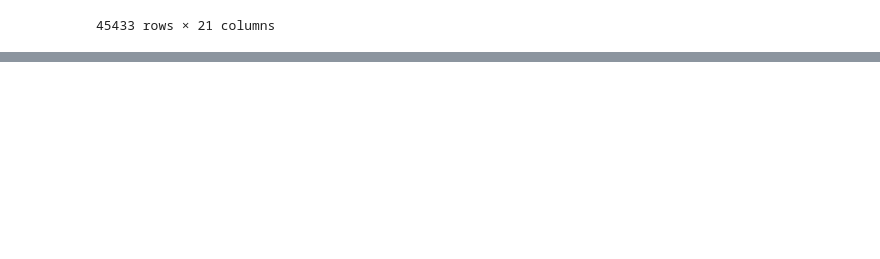
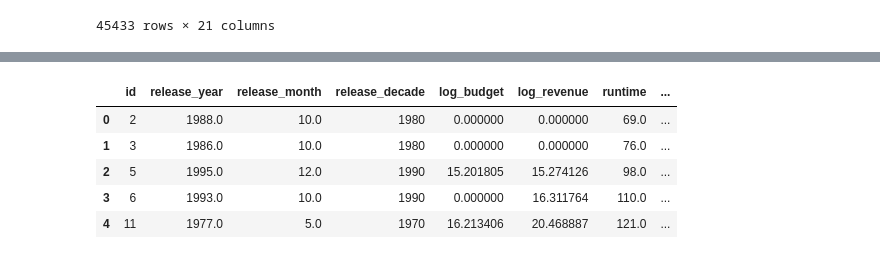
Before and after one commit to XmanJL/css-dsml-fall2027, a Jupyter notebook: notebooks/feature_engineering/10_genre_features.ipynb, the cells around one changed output, grey strips where cells are left out. Saved outputs shown, nothing was run; the diff lists cells and outputs as text; code cells hidden in the pictures; blank space fills up the shorter version.

Commit message:
Date and numerical features + report addition

```diff
--- a/notebooks/feature_engineering/10_genre_features.ipynb
+++ b/notebooks/feature_engineering/10_genre_features.ipynb
@@ -404,3 +404,90 @@ display(final_df[columns_to_print])
 # %%
 final_df.drop(columns=['genres'], inplace=True)
 final_df.rename(columns={'keyword_names_clean': 'keywords', 'top_five_cast': 'top_cast'}, inplace=True)
+# %%
+#G
+
+# Load the metadata again so we preserve rows with missing feature values
+metadata_features_df = pd.read_csv(
+    "../../data/processed/movies_metadata.csv"
+)
+
+# Prepare movie IDs for merging
+metadata_features_df["id"] = pd.to_numeric(
+    metadata_features_df["id"], errors="coerce"
+)
+metadata_features_df = metadata_features_df.dropna(subset=["id"])
+metadata_features_df["id"] = metadata_features_df["id"].astype(int)
+metadata_features_df = metadata_features_df.drop_duplicates(
+    subset=["id"]
+)
+
+# Convert release_date to a date format
+metadata_features_df["release_date"] = pd.to_datetime(
+    metadata_features_df["release_date"], errors="coerce"
+)
+
+# Create the date features
+metadata_features_df["release_year"] = (
+    metadata_features_df["release_date"].dt.year
+)
+metadata_features_df["release_month"] = (
+    metadata_features_df["release_date"].dt.month
+)
+metadata_features_df["release_decade"] = (
+    metadata_features_df["release_year"] // 10 * 10
+).astype("Int64")
+
+# Convert numeric columns to numbers
+for column in ["budget", "revenue", "runtime", "popularity"]:
+    metadata_features_df[column] = pd.to_numeric(
+        metadata_features_df[column], errors="coerce"
+    )
+
+# Create log features; treat negative values as invalid
+metadata_features_df["log_budget"] = np.log1p(
+    metadata_features_df["budget"].where(
+        metadata_features_df["budget"] >= 0
+    )
+)
+metadata_features_df["log_revenue"] = np.log1p(
+    metadata_features_df["revenue"].where(
+        metadata_features_df["revenue"] >= 0
+    )
+)
+metadata_features_df["log_popularity"] = np.log1p(
+    metadata_features_df["popularity"].where(
+        metadata_features_df["popularity"] >= 0
+    )
+)
+
+# Keep only the ID and the six features we need
+feature_columns = [
+    "id",
+    "release_year",
+    "release_month",
+    "release_decade",
+    "log_budget",
+    "log_revenue",
+    "runtime",
+    "log_popularity",
+]
+
+metadata_features_df = metadata_features_df[feature_columns]
+
+# Merge the features into the existing final dataset
+final_df["id"] = pd.to_numeric(final_df["id"], errors="raise").astype(int)
+
+final_df = final_df.merge(
+    metadata_features_df,
+    on="id",
+    how="left",
+    validate="one_to_one"
+)
+
+# Check the new columns and confirm row count
+print("Final dataset shape:", final_df.shape)
+print("Duplicate IDs:", final_df["id"].duplicated().sum())
+
+display(final_df[feature_columns].head())
+# %% [output]
@@ -407,3 +496,9 @@ final_df.rename(columns={'keyword_names_clean': 'keywords', 'top_five_cast': 'to
+|  | id | release_year | release_month | release_decade | log_budget | log_revenue | runtime | ... |
+| 0 | 2 | 1988.0 | 10.0 | 1980 | 0.000000 | 0.000000 | 69.0 | ... |
+| 1 | 3 | 1986.0 | 10.0 | 1980 | 0.000000 | 0.000000 | 76.0 | ... |
+| 2 | 5 | 1995.0 | 12.0 | 1990 | 15.201805 | 15.274126 | 98.0 | ... |
+| 3 | 6 | 1993.0 | 10.0 | 1990 | 0.000000 | 16.311764 | 110.0 | ... |
+| 4 | 11 | 1977.0 | 5.0 | 1970 | 16.213406 | 20.468887 | 121.0 | ... |
 # %%
 display(final_df.head())
 print()
```
Also changed, not shown: parts of 4 cells of this notebook, 1 other file.
